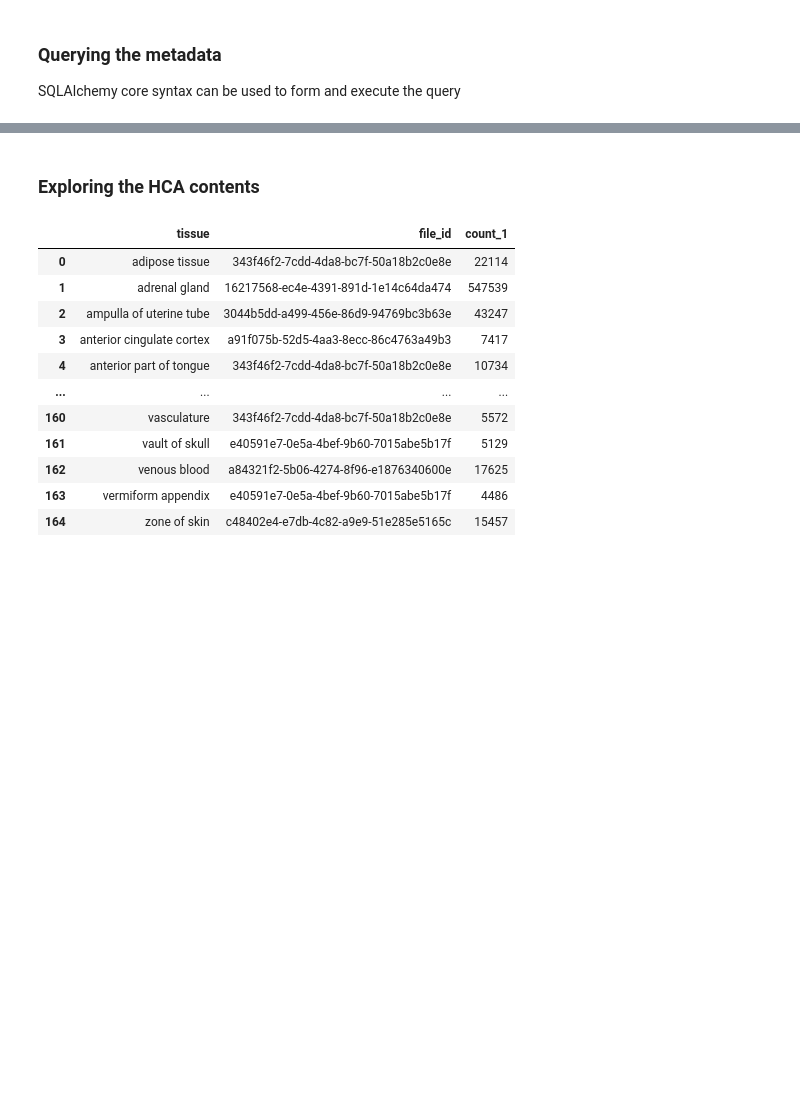
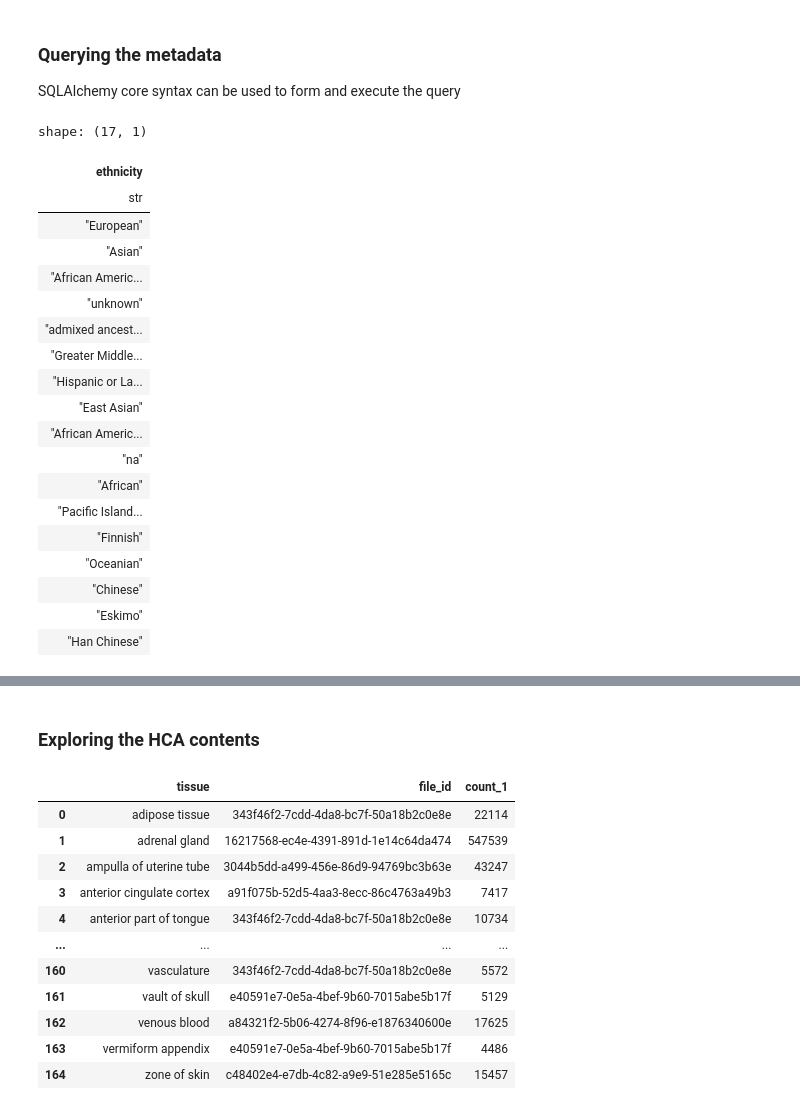
Before and after one commit to MangiolaLaboratory/cellNexusPy, a Jupyter notebook: demo.ipynb, the cells around one changed output, grey strips where cells are left out. Saved outputs shown, nothing was run; the diff lists cells and outputs as text; code cells hidden in the pictures; blank space fills up the shorter version.

```diff
--- a/demo.ipynb
+++ b/demo.ipynb
@@ -21,3 +34,26 @@ Extracting database...
 # %% [markdown]
 ### Querying the metadata
 SQLAlchemy core syntax can be used to form and execute the query
+# %%
+df.select(["ethnicity"]).unique().collect()
+# %% [output]
+shape: (17, 1)
+| ethnicity |
+| str |
+| "European" |
+| "Asian" |
+| "African Americ... |
+| "unknown" |
+| "admixed ancest... |
+| "Greater Middle... |
+| "Hispanic or La... |
+| "East Asian" |
+| "African Americ... |
+| "na" |
+| "African" |
+| "Pacific Island... |
+| "Finnish" |
+| "Oceanian" |
+| "Chinese" |
+| "Eskimo" |
+| "Han Chinese" |
```
Also changed, not shown: parts of 7 cells of this notebook, 3 other files.
